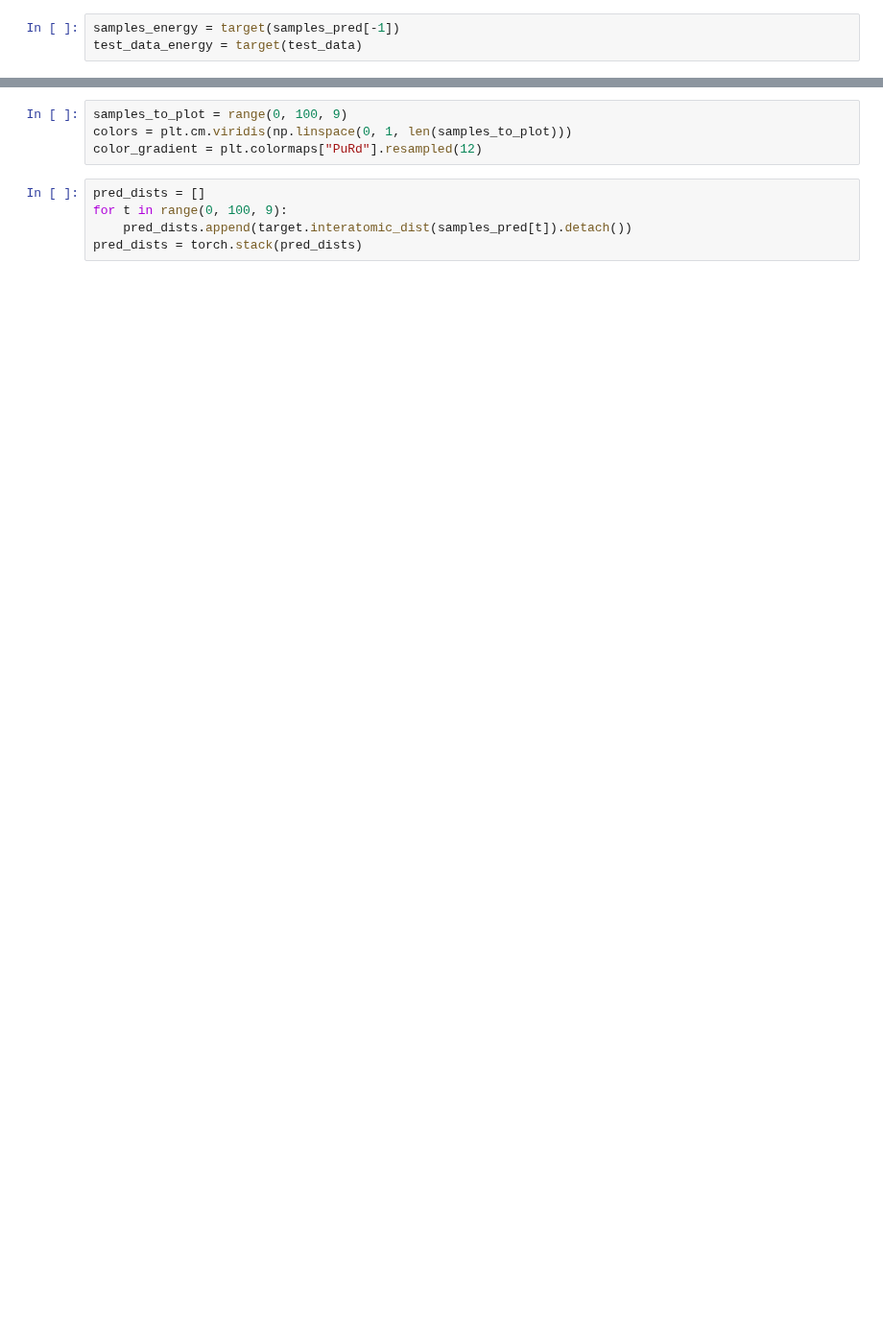
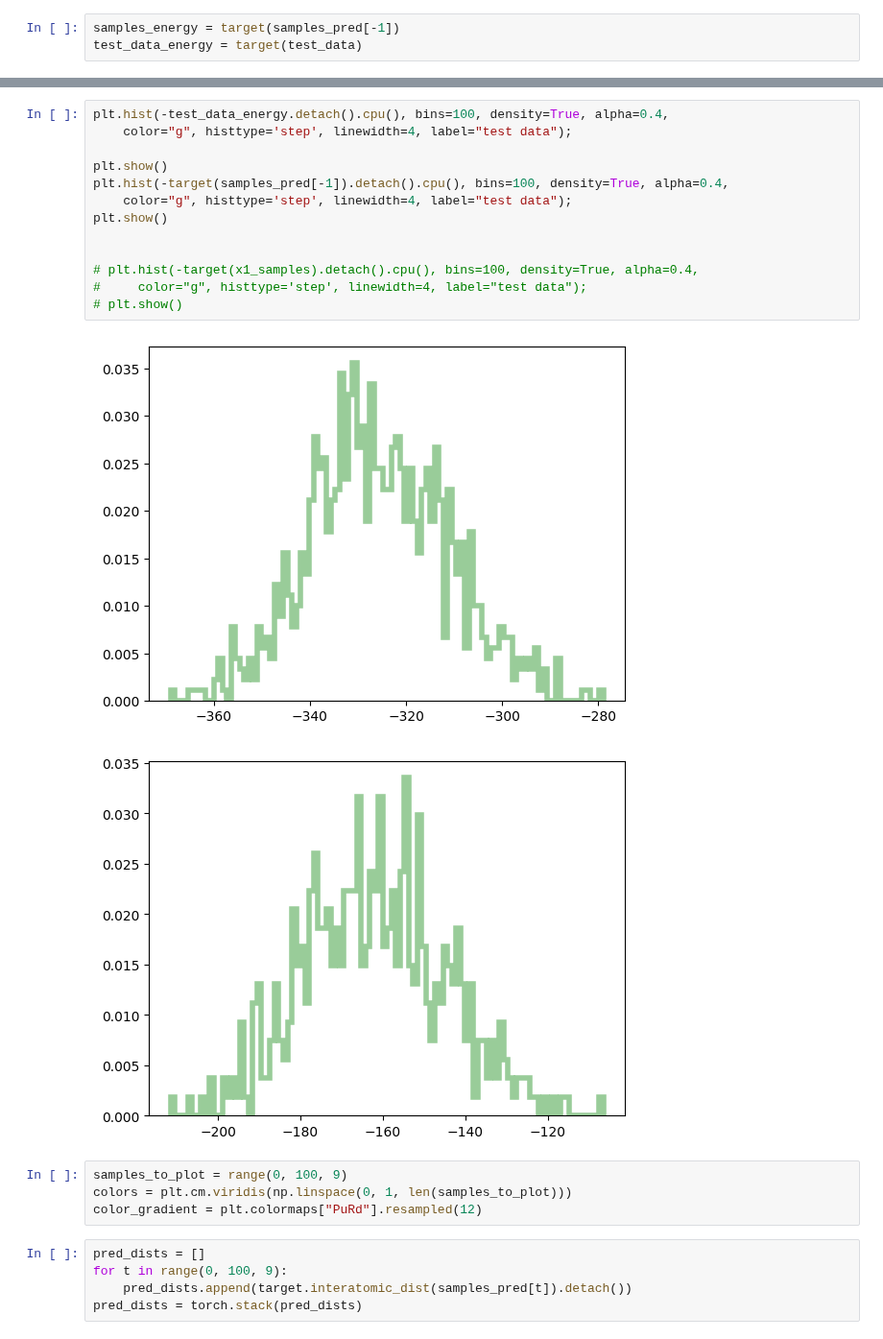
Before and after one commit to taraak/pita, a Jupyter notebook: runner/notebooks/L55_training.ipynb, the cells around one changed output, grey strips where cells are left out. Shown at 96% size. Saved outputs shown, nothing was run; the diff lists cells and outputs as text; blank space fills up the shorter version.

```diff
--- a/runner/notebooks/L55_training.ipynb
+++ b/runner/notebooks/L55_training.ipynb
@@ -332,3 +480,19 @@ test_data_energy = target(test_data)
+# %%
+plt.hist(-test_data_energy.detach().cpu(), bins=100, density=True, alpha=0.4,
+    color="g", histtype='step', linewidth=4, label="test data");
+
+plt.show()
+plt.hist(-target(samples_pred[-1]).detach().cpu(), bins=100, density=True, alpha=0.4,
+    color="g", histtype='step', linewidth=4, label="test data");
+plt.show()
+
+
+# plt.hist(-target(x1_samples).detach().cpu(), bins=100, density=True, alpha=0.4,
+#     color="g", histtype='step', linewidth=4, label="test data");
+# plt.show()
+# %% [output]
+[figure, added]
+[figure, added]
 # %%
 samples_to_plot = range(0, 100, 9)
 colors = plt.cm.viridis(np.linspace(0, 1, len(samples_to_plot)))
```
Also changed, not shown: parts of 36 cells of this notebook, 2 other files.
